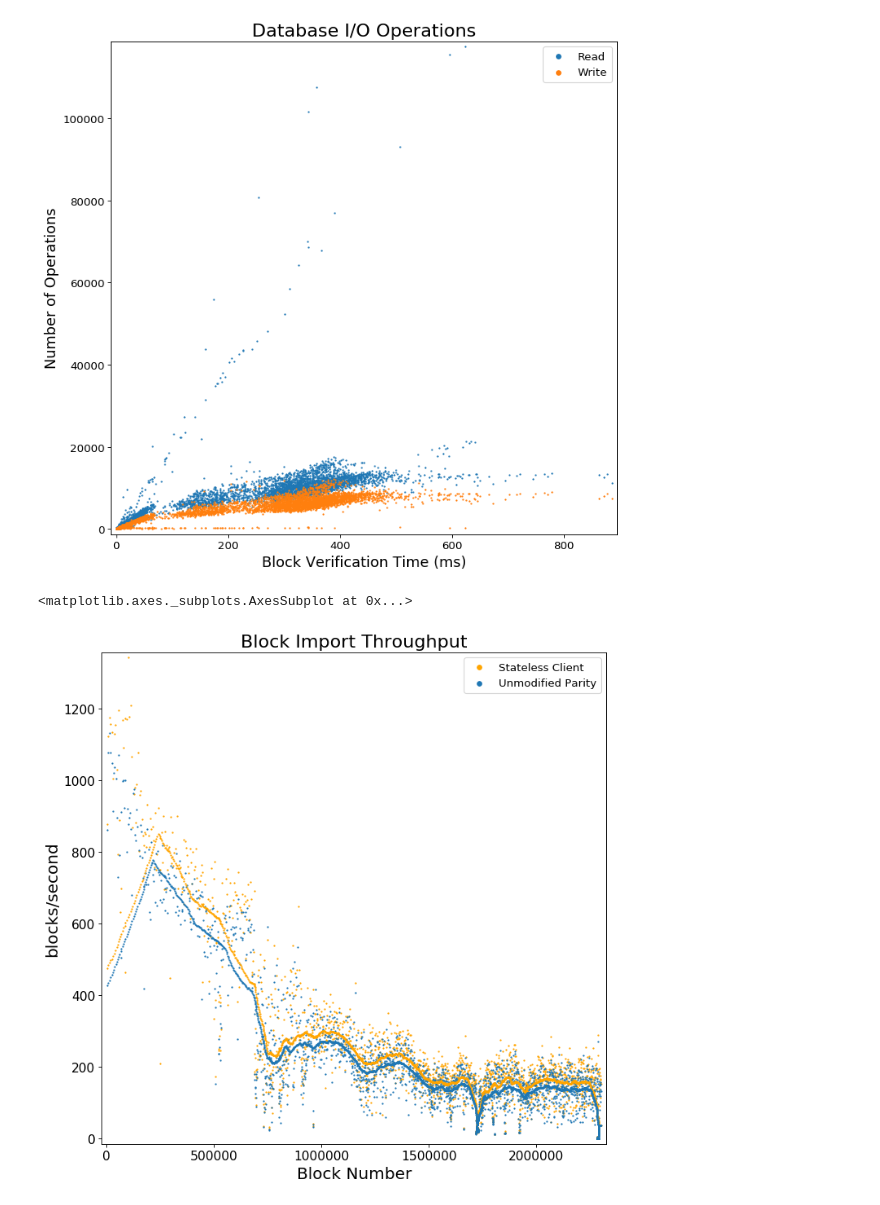
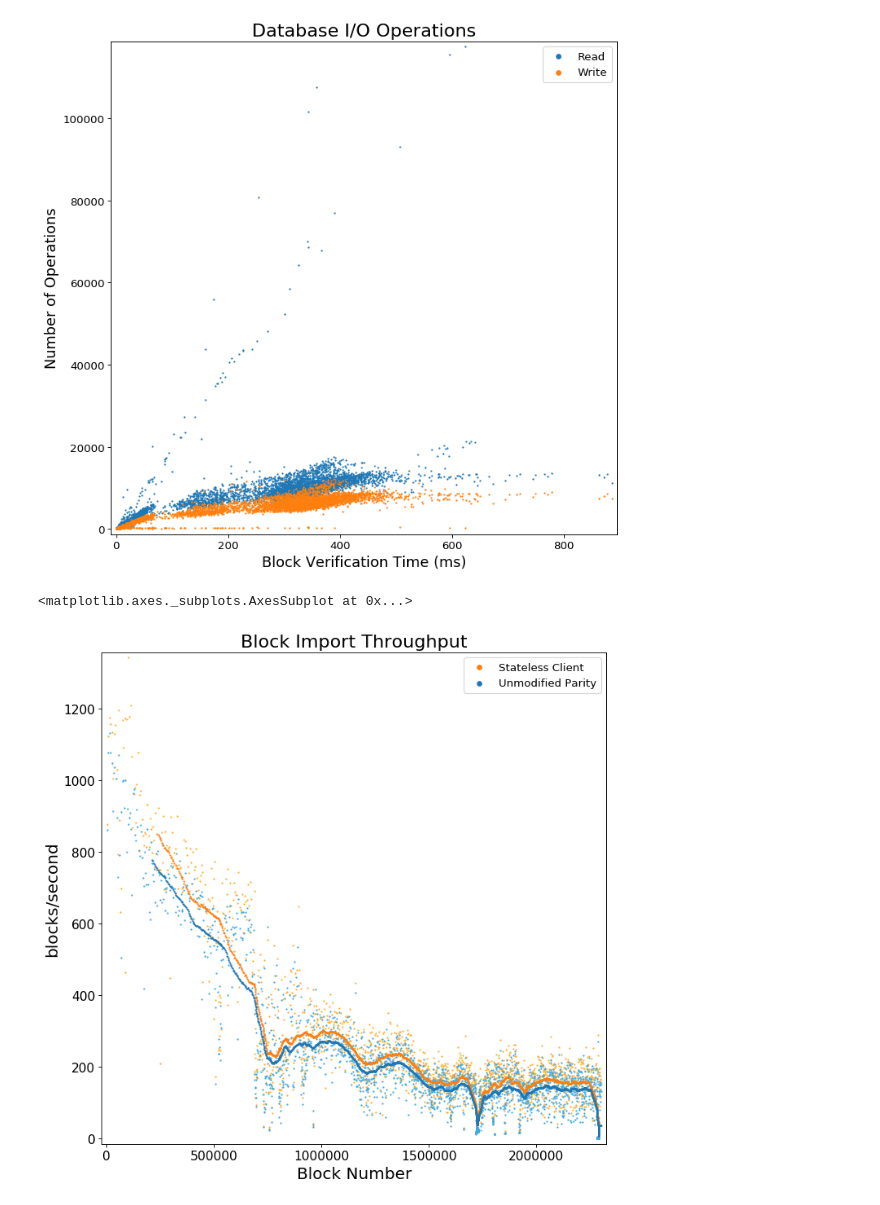
Before and after one commit to souvik1997/thesis, a Jupyter notebook: figures/results/graphs/background/Plots.ipynb, the cells around one changed output. Saved outputs shown, nothing was run; the diff lists cells and outputs as text; code cells hidden in the pictures.

```diff
--- a/figures/results/graphs/background/Plots.ipynb
+++ b/figures/results/graphs/background/Plots.ipynb
@@ -242,36 +255,37 @@ plot_db_elapsed_stats(db_ops_elapsed, ax, "Database I/O Operations", "Number of
 # %%
 def plot_throughput(dataList, ax, title, ylabel, xlimit, *, rolling=1):
     ax.margins(0.01)
     scatters = []
     for data in dataList:
         ypoints = [x[1] for x in data[1]]
         points = list(filter(lambda p: p[0] < xlimit, zip([x[0] for x in data[1]], ypoints)))
         scatter = ax.scatter([p[0] for p in points], [p[1] for p in points],
-                       s=1, rasterized=True, color=data[2])
+                       s=1, rasterized=True, color=data[3])
 
     for data in dataList:
-        ypoints = np.convolve([x[1] for x in data[1]], np.ones((rolling,))/rolling, mode='same')
-        points = list(filter(lambda p: p[0] < xlimit, zip([x[0] for x in data[1]], ypoints)))
+        ypoints = np.convolve([x[1] for x in data[1]], np.ones((rolling,))/rolling, mode="valid")
+        x_offset = (len(data[1]) - len(ypoints)) // 2
+        points = list(filter(lambda p: p[0] < xlimit, zip([x[0] for x in data[1][x_offset:][:-x_offset]], ypoints)))
         scatter = ax.scatter([p[0] for p in points], [p[1] for p in points],
                        s=1, rasterized=True, color=data[2])
         scatters.append((data[0], scatter))
     ax.get_xaxis().set_major_formatter(ticker.FuncFormatter(lambda x, p: str(int(x))))
     ax.tick_params(labelsize=14)
     ax.set_title(title, fontsize=20)
     ax.set_ylabel(ylabel, fontsize=18)
     ax.set_xlabel("Block Number", fontsize=18)
     ax.legend([s[1] for s in scatters], [s[0] for s in scatters], fontsize=12, markerscale=5)
 
 
     return ax
 
 throughput_fig = plt.figure(figsize=(10, 10), dpi=80)
 ax = throughput_fig.add_subplot(1, 1, 1)
-plot_throughput([["Stateless Client", stateless_import_throughput, "orange"],
-                    ["Unmodified Parity", stateful_import_throughput, "#1f77b4"]], ax, "Block Import Throughput", "blocks/second", 2300000, rolling=100)
+plot_throughput([["Stateless Client", stateless_import_throughput, "#ff7f0e", "#ffaf2f"],
+                    ["Unmodified Parity", stateful_import_throughput, "#1f77b4", "#3faae4"]], ax, "Block Import Throughput", "blocks/second", 2300000, rolling=100)
 # %% [output]
 <matplotlib.axes._subplots.AxesSubplot at 0x...>
-[figure, old version]
+[figure, new version]
 # %%
 if RELEASE_MODE:
     block_size_fig.savefig("block-size.pdf", transparent=False)
```
Also changed, not shown: parts of 4 cells of this notebook, 2 other files.
